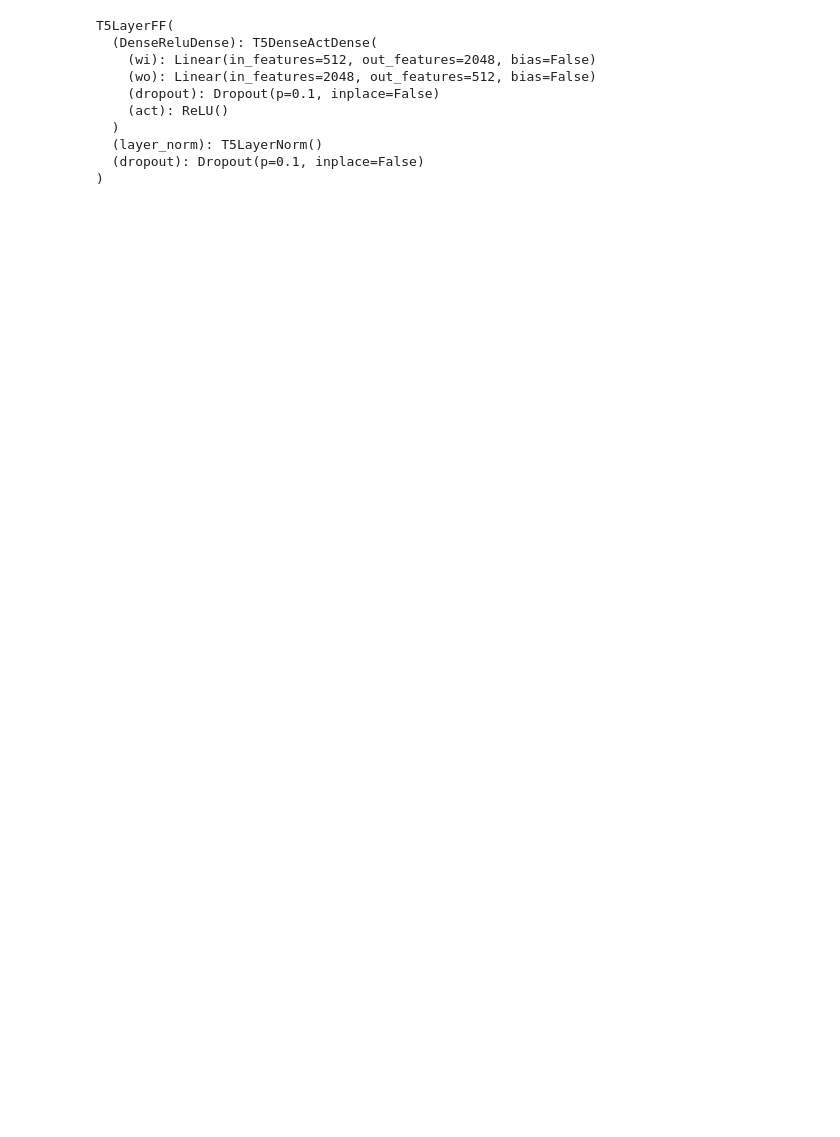
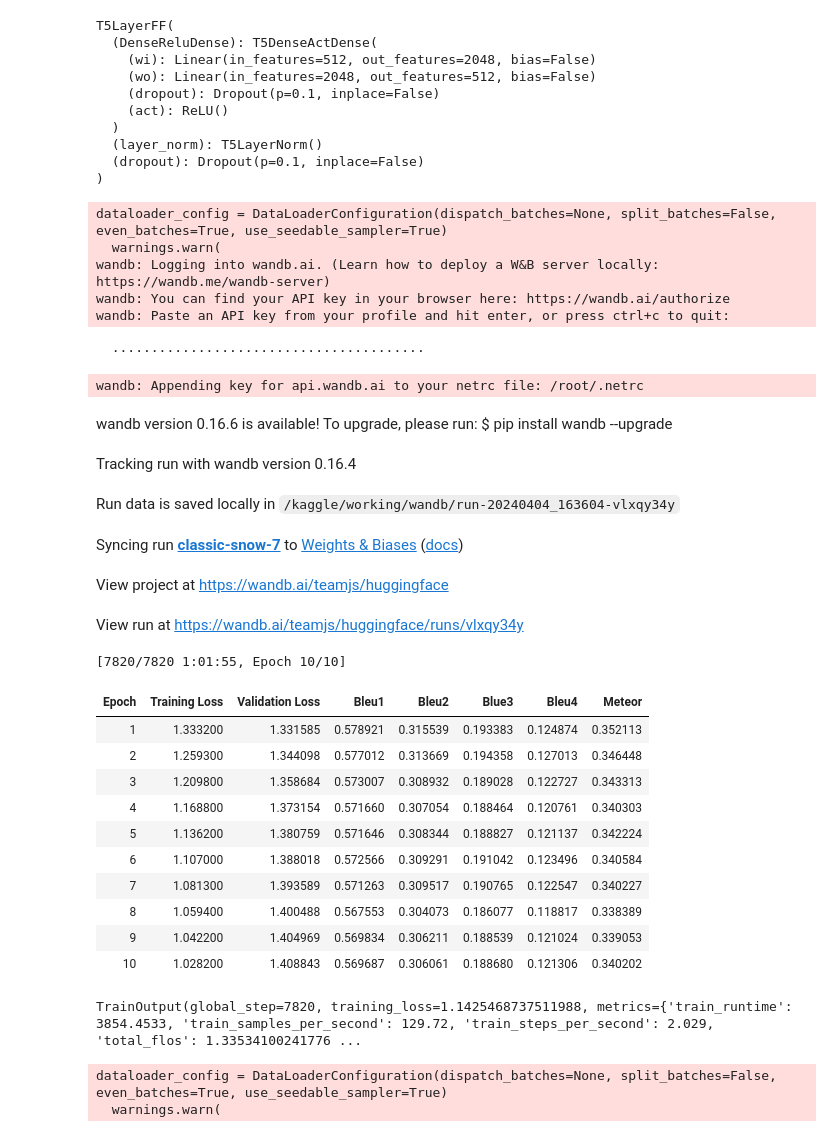
Before and after one commit to Jaskaran320/Semantic-Text-Processing, a Jupyter notebook: Machine-Translation/part-C.ipynb, the cells around one changed output. Saved outputs shown, nothing was run; the diff lists cells and outputs as text; code cells hidden in the pictures; blank space fills up the shorter version.

```diff
--- a/Machine-Translation/part-C.ipynb
+++ b/Machine-Translation/part-C.ipynb
@@ -19,0 +73,11 @@ BadZipFile: File is not a zip file
+# %%
+train_words = load_dataset("wmt16", "de-en", split="train[:50000]")
+eval_words = load_dataset("wmt16", "de-en", split="validation")
+test_words = load_dataset("wmt16", "de-en", split="test")
+
+# dataset = load_dataset("wmt16", 'de-en')
+
+# train_words = dataset['train']
+# train_words = train_words.select(range(50000))
+# eval_words = dataset['validation']
+# test_words = dataset['test']
@@ -39,6 +98,6 @@ def preprocess_function(examples):
     model_inputs = tokenizer(inputs, text_target=targets, max_length=128, truncation=True)
     return model_inputs
 # %%
-tokenized__train = training_words.map(preprocess_function, batched=True)
+tokenized_train = train_words.map(preprocess_function, batched=True)
 tokenized_eval= eval_words.map(preprocess_function, batched=True)
 tokenized_test= test_words.map(preprocess_function, batched=True)
@@ -153,31 +161,55 @@ T5LayerFF(
 # %%
 training_args = Seq2SeqTrainingArguments(
     output_dir="translation",
     evaluation_strategy="epoch",
-    learning_rate=2e-5,
-    per_device_train_batch_size=16,
-    per_device_eval_batch_size=16,
-    weight_decay=0.01,
+    learning_rate=1e-3,
+    per_device_train_batch_size=64,
+    per_device_eval_batch_size=64,
+#     weight_decay=0.01,
     save_total_limit=3,
-    num_train_epochs=4,
+    num_train_epochs=10,
     predict_with_generate=True,
     fp16=True,
     push_to_hub=False,
     logging_strategy='epoch'
 )
 
 trainer = Seq2SeqTrainer(
     model=model,
     args=training_args,
-    train_dataset=tokenized__train,
+    train_dataset=tokenized_train,
     eval_dataset=tokenized_eval,
     tokenizer=tokenizer,
     data_collator=data_collator,
     compute_metrics=compute_metrics,
 )
 
-
-
-
 trainer.train()
+# %% [output]
+dataloader_config = DataLoaderConfiguration(dispatch_batches=None, split_batches=False, even_batches=True, use_seedable_sampler=True)
+  warnings.warn(
+wandb: Logging into wandb.ai. (Learn how to deploy a W&B server locally: https://wandb.me/wandb-server)
+wandb: You can find your API key in your browser here: https://wandb.ai/authorize
+wandb: Paste an API key from your profile and hit enter, or press ctrl+c to quit:
+  ········································
+wandb: Appending key for api.wandb.ai to your netrc file: /root/.netrc
+wandb version 0.16.6 is available! To upgrade, please run: $ pip install wandb --upgrade
+Tracking run with wandb version 0.16.4
+Run data is saved locally in /kaggle/working/wandb/run-20240404_163604-vlxqy34y
+Syncing run classic-snow-7 to Weights & Biases (docs)
+View project at https://wandb.ai/teamjs/huggingface
+View run at https://wandb.ai/teamjs/huggingface/runs/vlxqy34y
+[7820/7820 1:01:55, Epoch 10/10]
+| Epoch | Training Loss | Validation Loss | Bleu1 | Bleu2 | Blue3 | Bleu4 | Meteor |
+| 1 | 1.333200 | 1.331585 | 0.578921 | 0.315539 | 0.193383 | 0.124874 | 0.352113 |
+| 2 | 1.259300 | 1.344098 | 0.577012 | 0.313669 | 0.194358 | 0.127013 | 0.346448 |
+| 3 | 1.209800 | 1.358684 | 0.573007 | 0.308932 | 0.189028 | 0.122727 | 0.343313 |
+| 4 | 1.168800 | 1.373154 | 0.571660 | 0.307054 | 0.188464 | 0.120761 | 0.340303 |
+| 5 | 1.136200 | 1.380759 | 0.571646 | 0.308344 | 0.188827 | 0.121137 | 0.342224 |
+| 6 | 1.107000 | 1.388018 | 0.572566 | 0.309291 | 0.191042 | 0.123496 | 0.340584 |
+| 7 | 1.081300 | 1.393589 | 0.571263 | 0.309517 | 0.190765 | 0.122547 | 0.340227 |
+| 8 | 1.059400 | 1.400488 | 0.567553 | 0.304073 | 0.186077 | 0.118817 | 0.338389 |
+| 9 | 1.042200 | 1.404969 | 0.569834 | 0.306211 | 0.188539 | 0.121024 | 0.339053 |
+| 10 | 1.028200 | 1.408843 | 0.569687 | 0.306061 | 0.188680 | 0.121306 | 0.340202 |
+TrainOutput(global_step=7820, training_loss=1.1425468737511988, metrics={'train_runtime': 3854.4533, 'train_samples_per_second': 129.72, 'train_steps_per_second': 2.029, 'total_flos': 1.33534100241776 ...
 # %%
@@ -188,12 +220,15 @@ loaded_model = AutoModelForSeq2SeqLM.from_pretrained('translation\checkpoint-250
 test_trainer = Seq2SeqTrainer(
     model=loaded_model,
     args=training_args,
-    train_dataset=tokenized__train,
+    train_dataset=tokenized_train,
     eval_dataset=tokenized_eval,
     tokenizer=tokenizer,
     data_collator=data_collator,
     compute_metrics=compute_metrics,
 )
+# %% [output]
+dataloader_config = DataLoaderConfiguration(dispatch_batches=None, split_batches=False, even_batches=True, use_seedable_sampler=True)
+  warnings.warn(
 # %%
 trainer.predict(tokenized_test)
 # %% [output]
```
Also changed, not shown: parts of 16 cells of this notebook, 1 other file.
